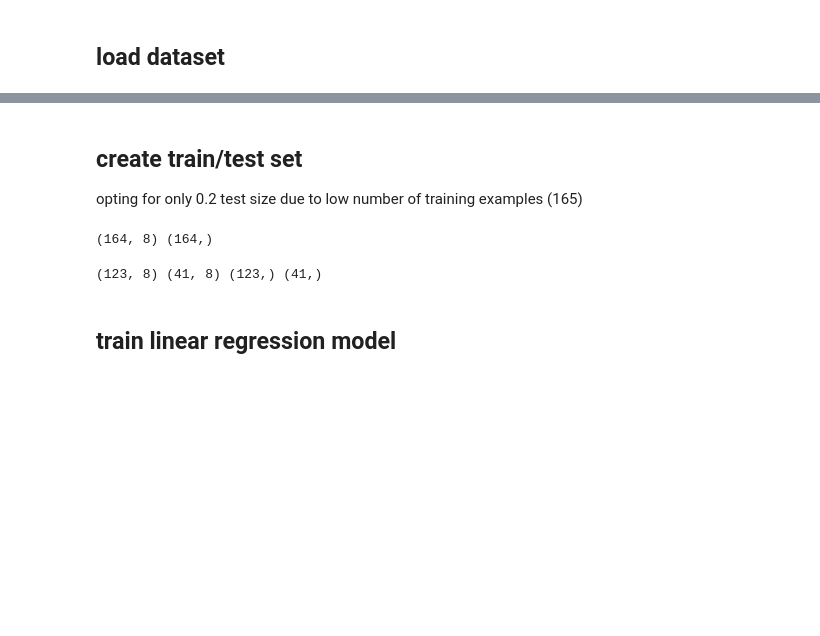
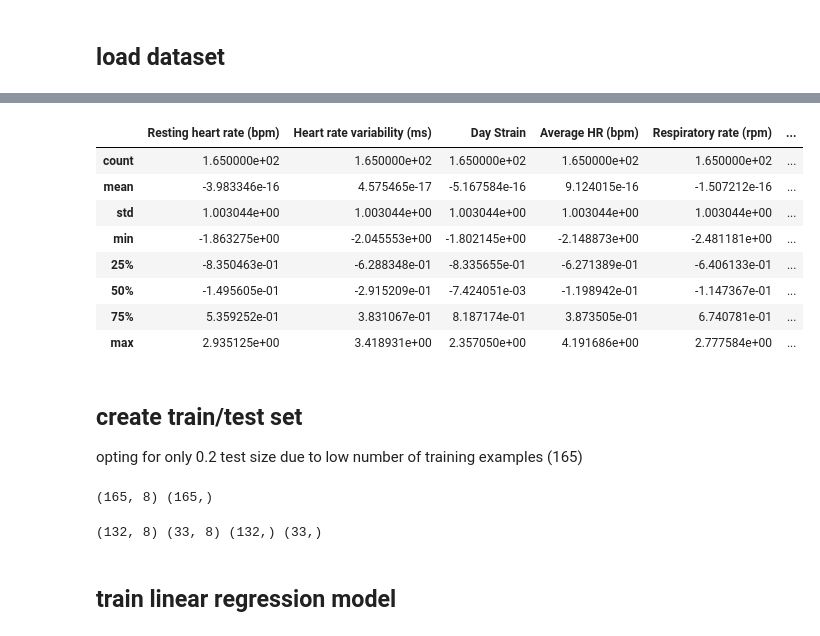
Before and after one commit to mawlodarski/whoop_recovery_predictor, a Jupyter notebook: code/lin_reg_model.ipynb, the cells around one changed output, grey strips where cells are left out. Drawn from its saved outputs; the diff is of its cells as text; code cells hidden in the pictures; blank space fills up the shorter version.

```diff
--- a/code/lin_reg_model.ipynb
+++ b/code/lin_reg_model.ipynb
@@ -28,3 +33,29 @@ df.head()
+# %%
+#have to do this in model notebook not data prep notebook to make predictions
+from sklearn.preprocessing import StandardScaler
+scaler = StandardScaler()
+
+#x, y definition (recovery score is target variable y)
+#scale features
+features = [f for f in df.columns.to_list() if f != "Recovery score %"]
+x, y = df[features], df["Recovery score %"]
+x_scaled = scaler.fit_transform(x)
+
+scaled_df = pd.DataFrame(x_scaled, columns=features)
+#add target y back
+scaled_df = pd.concat([scaled_df, y], axis=1)
+scaled_df.to_csv("../data/feature_table.csv")
+scaled_df.describe() #look for mean of 0 and std of 1
+# %% [output]
+|  | Resting heart rate (bpm) | Heart rate variability (ms) | Day Strain | Average HR (bpm) | Respiratory rate (rpm) | ... |
+| count | 1.650000e+02 | 1.650000e+02 | 1.650000e+02 | 1.650000e+02 | 1.650000e+02 | ... |
+| mean | -3.983346e-16 | 4.575465e-17 | -5.167584e-16 | 9.124015e-16 | -1.507212e-16 | ... |
+| std | 1.003044e+00 | 1.003044e+00 | 1.003044e+00 | 1.003044e+00 | 1.003044e+00 | ... |
+| min | -1.863275e+00 | -2.045553e+00 | -1.802145e+00 | -2.148873e+00 | -2.481181e+00 | ... |
+| 25% | -8.350463e-01 | -6.288348e-01 | -8.335655e-01 | -6.271389e-01 | -6.406133e-01 | ... |
+| 50% | -1.495605e-01 | -2.915209e-01 | -7.424051e-03 | -1.198942e-01 | -1.147367e-01 | ... |
+| 75% | 5.359252e-01 | 3.831067e-01 | 8.187174e-01 | 3.873505e-01 | 6.740781e-01 | ... |
+| max | 2.935125e+00 | 3.418931e+00 | 2.357050e+00 | 4.191686e+00 | 2.777584e+00 | ... |
 # %% [markdown]
 ## create train/test set
 
@@ -32,20 +63,20 @@ opting for only 0.2 test size due to low number of training examples (165)
 # %%
 #define input features X and target variable y
 features = [f for f in df.columns.to_list() if f != "Recovery score %"] #create list of feature names
-X, y = df[features], df["Recovery score %"] #define features X and target variable y
+X, y = scaled_df[features], scaled_df["Recovery score %"] #define features X and target variable y
 print(X.shape, y.shape)
 # %% [output]
-(164, 8) (164,)
+(165, 8) (165,)
 # %%
 #create train/test sets
 from sklearn.model_selection import train_test_split
 
 #X_train are the features of the training set, y_train are the target variables/outcomes for those features, same thing for test
-X_train, X_test, y_train, y_test = train_test_split(X, y, test_size=0.25, random_state=1)
+X_train, X_test, y_train, y_test = train_test_split(X, y, test_size=0.20, random_state=1)
 
 print(X_train.shape, X_test.shape, y_train.shape, y_test.shape)
 # %% [output]
-(123, 8) (41, 8) (123,) (41,)
+(132, 8) (33, 8) (132,) (33,)
 # %% [markdown]
 ## train linear regression model
 # %%
```
Also changed, not shown: parts of 18 cells of this notebook, 5 other files.
